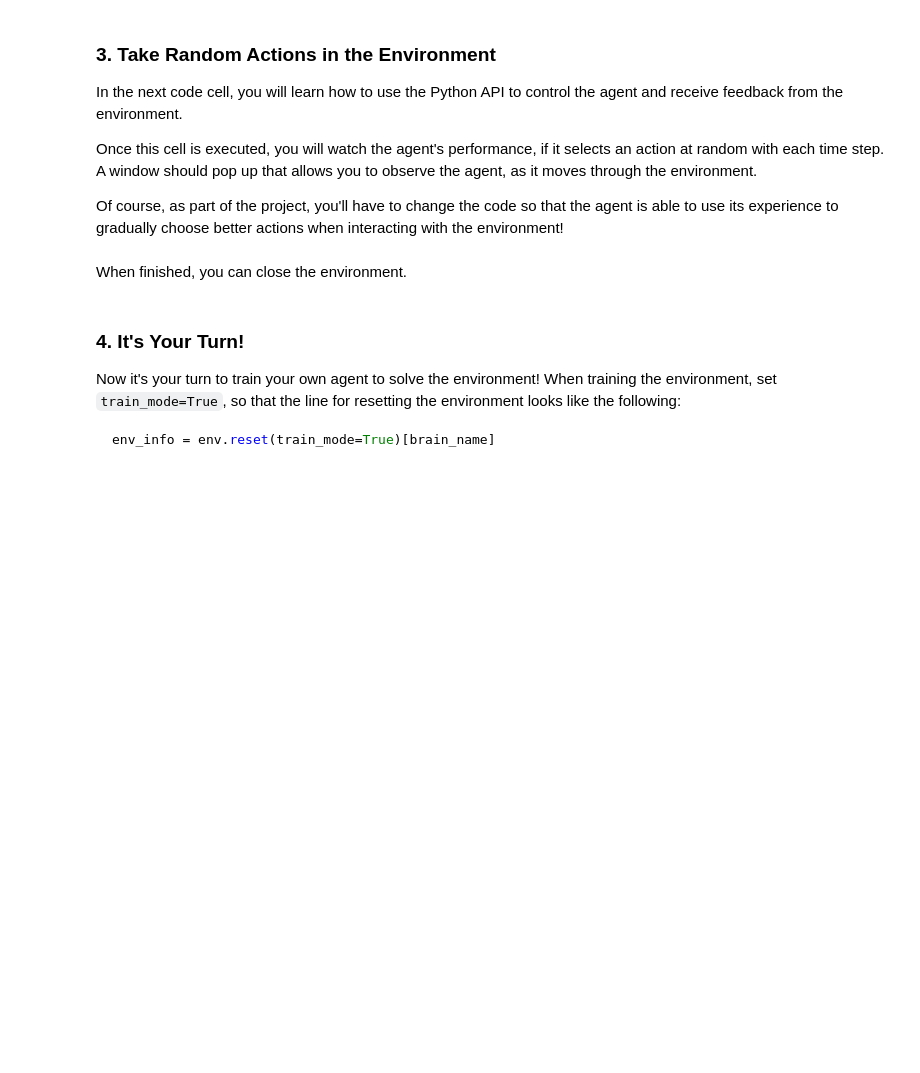
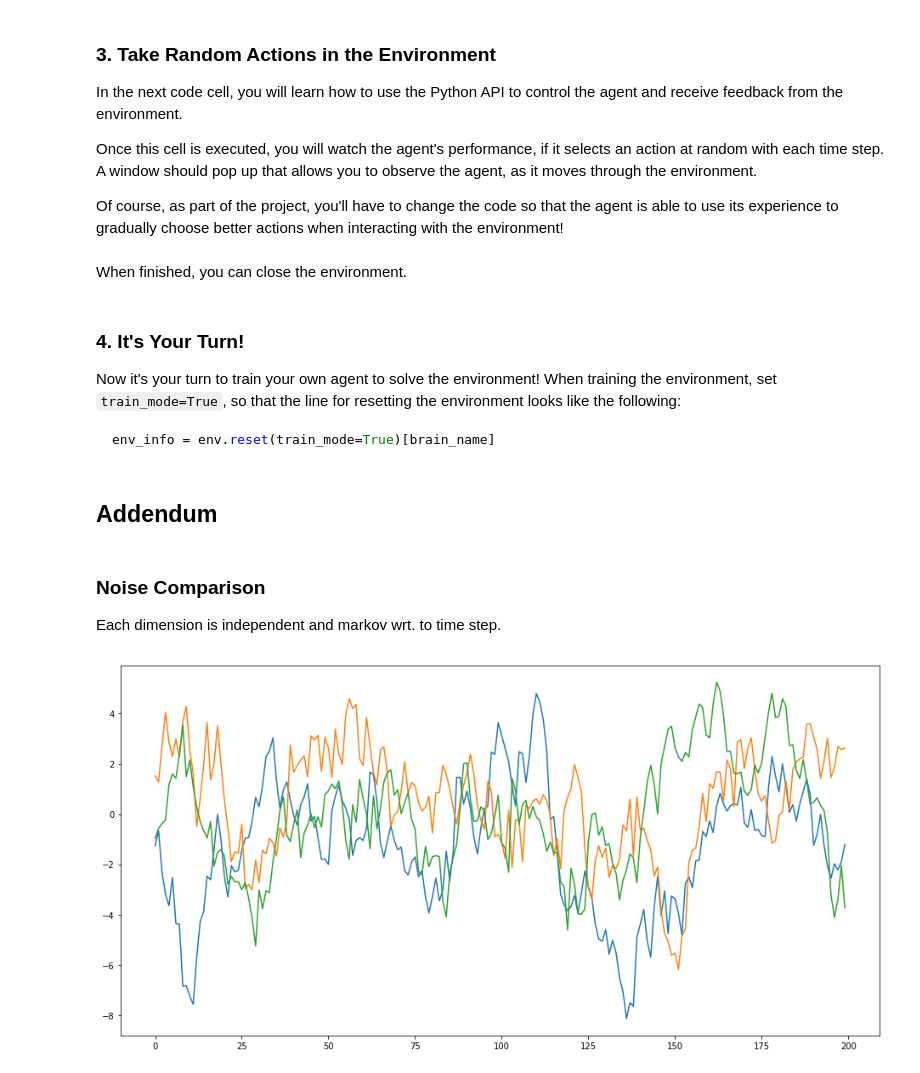
Before and after one commit to bhattsachin/deep-reinforcement-learning, a Jupyter notebook: p2_continuous-control/Continuous_Control.ipynb, the cells around one changed output. Saved outputs shown, nothing was run; the diff lists cells and outputs as text; code cells hidden in the pictures; blank space fills up the shorter version.

Commit message:
ddpg agent wip

````diff
--- a/p2_continuous-control/Continuous_Control.ipynb
+++ b/p2_continuous-control/Continuous_Control.ipynb
@@ -105,3 +94,25 @@ Now it's your turn to train your own agent to solve the environment!  When train
 ```python
 env_info = env.reset(train_mode=True)[brain_name]
 ```
+# %% [markdown]
+## Addendum
+# %% [markdown]
+### Noise Comparison
+Each dimension is independent and markov wrt. to time step.
+# %%
+from ddpg.noise import OUNoise
+import matplotlib.pyplot as plt
+import matplotlib.figure as figure
+
+def plot_noise():
+    noise = OUNoise(dimension=3)
+    time_steps = []
+    for i in range(200):
+        time_steps.append(noise.noise())
+    plt.figure(figsize=(16,8))
+    plt.plot(time_steps)
+    plt.show()
+# %%
+plot_noise()
+# %% [output]
+[figure, added]
````
Also changed, not shown: parts of 1 cell of this notebook, 9 other files.
